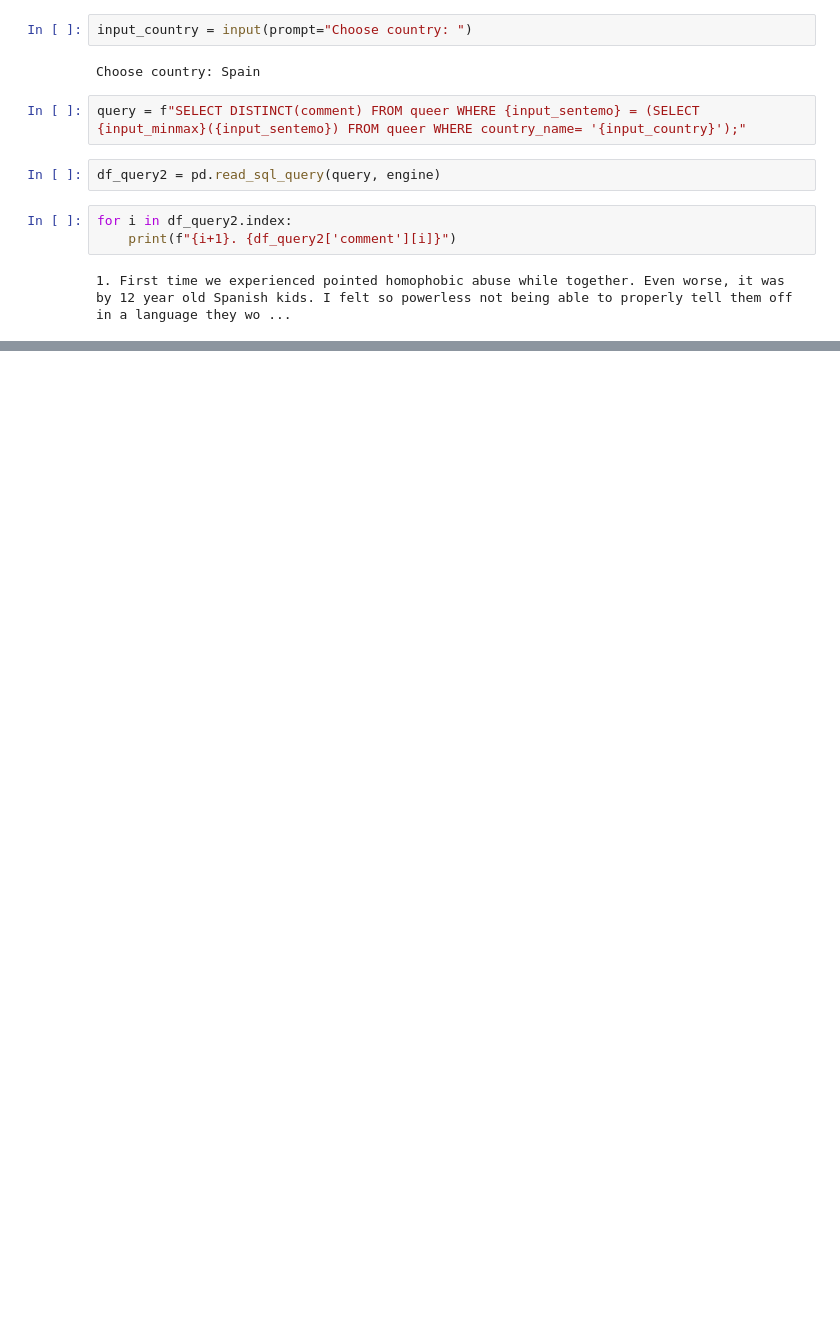
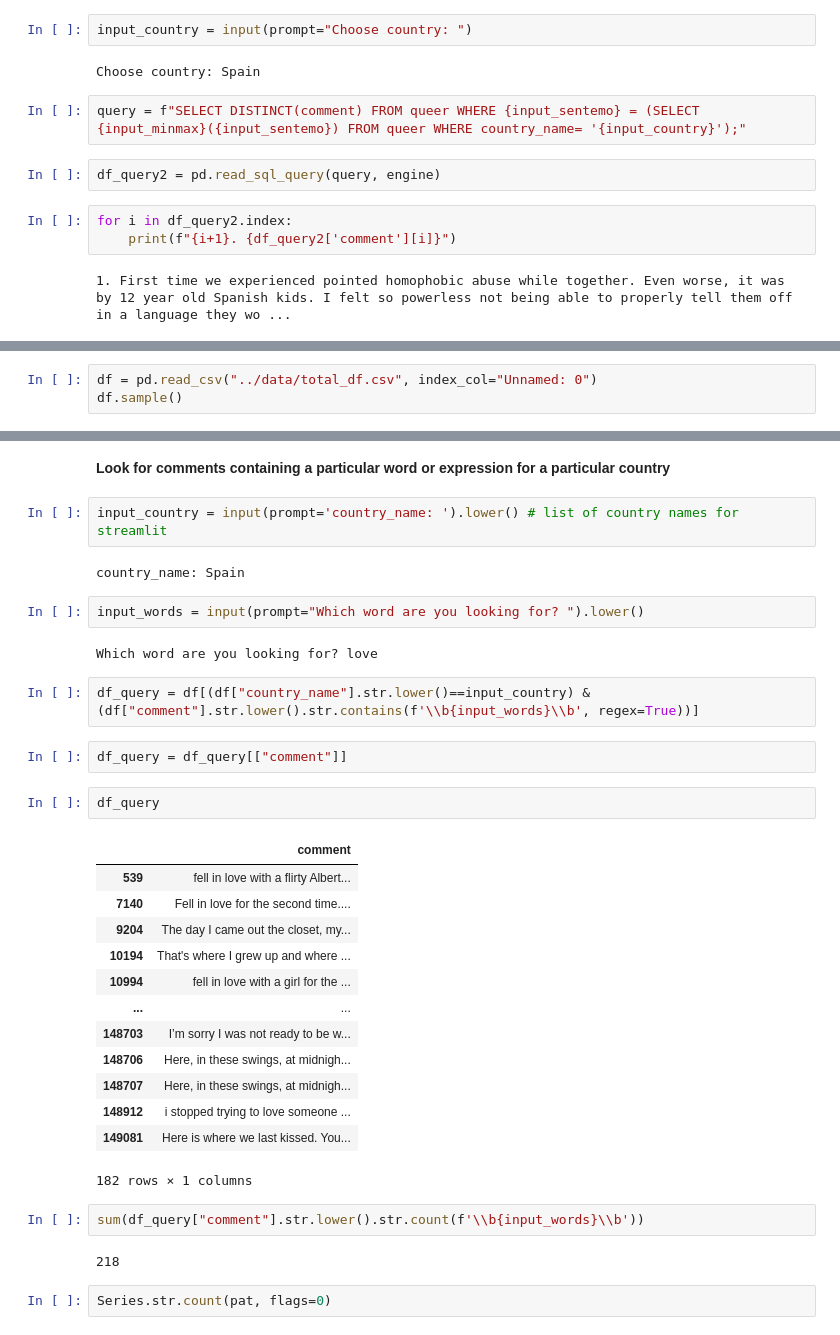
Before and after one commit to MartaGDC/Queering-the-map, a Jupyter notebook: notebooks/6. Queries.ipynb, the cells around one changed output, grey strips where cells are left out. Saved outputs shown, nothing was run; the diff lists cells and outputs as text; blank space fills up the shorter version.

```diff
--- a/notebooks/6. Queries.ipynb
+++ b/notebooks/6. Queries.ipynb
@@ -91,0 +117,3 @@ for i in df_query2.index:
+# %%
+df = pd.read_csv("../data/total_df.csv", index_col="Unnamed: 0")
+df.sample()
@@ -91,0 +124,36 @@ for i in df_query2.index:
+# %% [markdown]
+**Look for comments containing a particular word or expression for a particular country**
+# %%
+input_country = input(prompt='country_name: ').lower() # list of country names for streamlit
+# %% [output]
+country_name: Spain
+# %%
+input_words = input(prompt="Which word are you looking for? ").lower()
+# %% [output]
+Which word are you looking for? love
+# %%
+df_query = df[(df["country_name"].str.lower()==input_country) & (df["comment"].str.lower().str.contains(f'\\b{input_words}\\b', regex=True))]
+# %%
+df_query = df_query[["comment"]]
+# %%
+df_query
+# %% [output]
+|  | comment |
+| 539 | fell in love with a flirty Albert... |
+| 7140 | Fell in love for the second time.... |
+| 9204 | The day I came out the closet, my... |
+| 10194 | That's where I grew up and where ... |
+| 10994 | fell in love with a girl for the ... |
+| ... | ... |
+| 148703 | I’m sorry I was not ready to be w... |
+| 148706 | Here, in these swings, at midnigh... |
+| 148707 | Here, in these swings, at midnigh... |
+| 148912 | i stopped trying to love someone ... |
+| 149081 | Here is where we last kissed. You... |
+182 rows × 1 columns
+# %%
+sum(df_query["comment"].str.lower().str.count(f'\\b{input_words}\\b'))
+# %% [output]
+218
+# %%
+Series.str.count(pat, flags=0)
```
Also changed, not shown: parts of 7 cells of this notebook, 6 other files.
